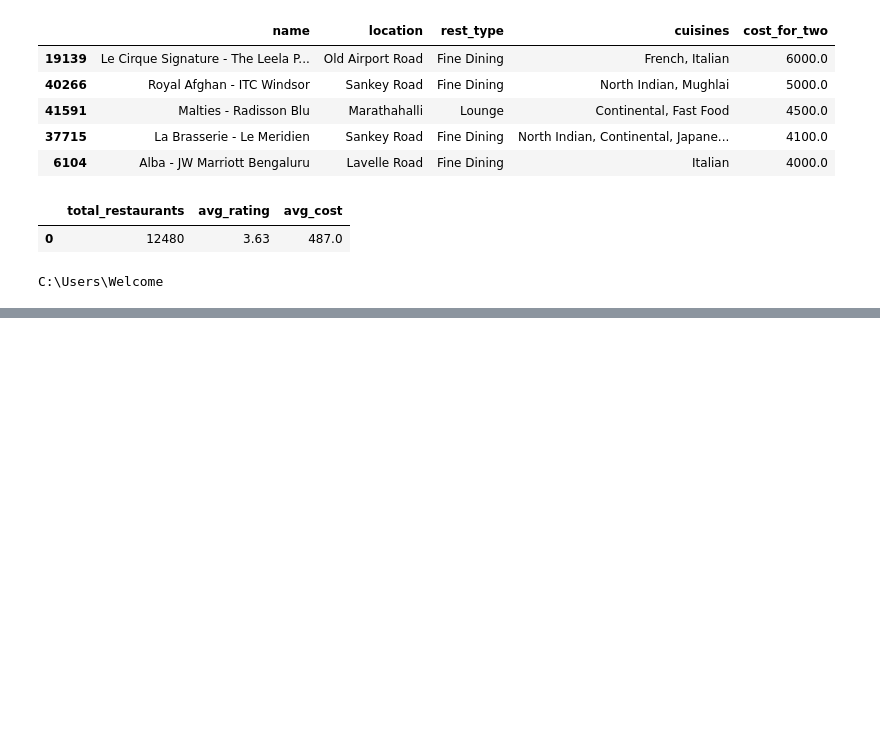
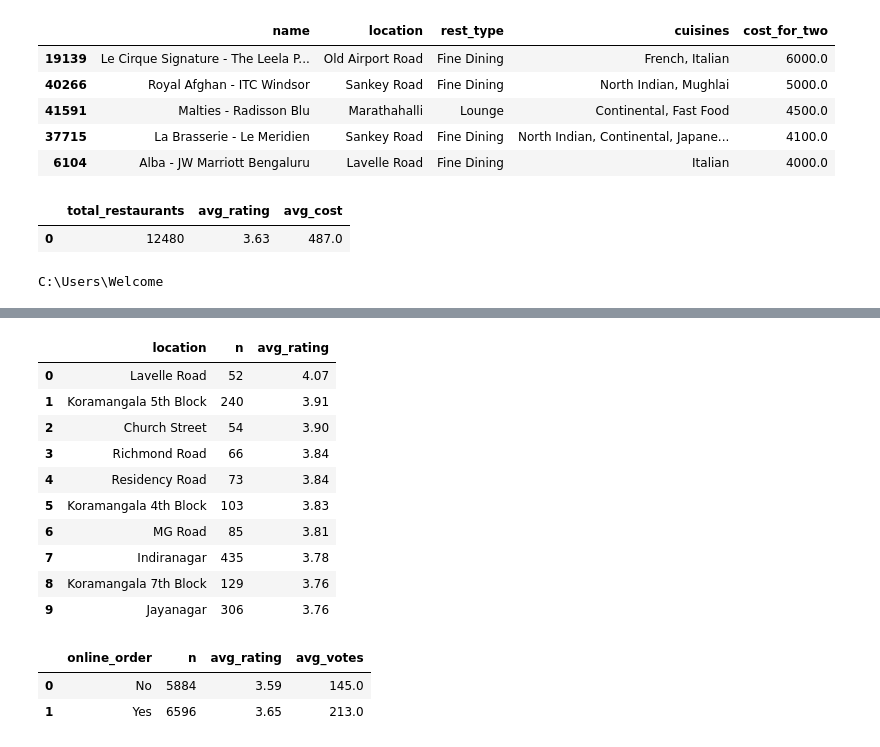
Before and after one commit to Abdu1mann/bengaluru-restaurant-analysis, a Jupyter notebook: bengaluru_restaurants.ipynb, the cells around one changed output, grey strips where cells are left out. Saved outputs shown, nothing was run; the diff lists cells and outputs as text; code cells hidden in the pictures; blank space fills up the shorter version.

```diff
--- a/bengaluru_restaurants.ipynb
+++ b/bengaluru_restaurants.ipynb
@@ -145,0 +182,34 @@ C:\Users\Welcome
+# %%
+sql("""
+SELECT location, COUNT(*) AS n, ROUND(AVG(rate),2) AS avg_rating
+FROM restaurants
+WHERE rate IS NOT NULL
+GROUP BY location
+HAVING COUNT(*) >= 50
+ORDER BY avg_rating DESC
+LIMIT 10
+""")
+# %% [output]
+|  | location | n | avg_rating |
+| 0 | Lavelle Road | 52 | 4.07 |
+| 1 | Koramangala 5th Block | 240 | 3.91 |
+| 2 | Church Street | 54 | 3.90 |
+| 3 | Richmond Road | 66 | 3.84 |
+| 4 | Residency Road | 73 | 3.84 |
+| 5 | Koramangala 4th Block | 103 | 3.83 |
+| 6 | MG Road | 85 | 3.81 |
+| 7 | Indiranagar | 435 | 3.78 |
+| 8 | Koramangala 7th Block | 129 | 3.76 |
+| 9 | Jayanagar | 306 | 3.76 |
+# %%
+sql("""
+SELECT online_order, COUNT(*) AS n,
+       ROUND(AVG(rate),2) AS avg_rating,
+       ROUND(AVG(votes),0) AS avg_votes
+FROM restaurants
+GROUP BY online_order
+""")
+# %% [output]
+|  | online_order | n | avg_rating | avg_votes |
+| 0 | No | 5884 | 3.59 | 145.0 |
+| 1 | Yes | 6596 | 3.65 | 213.0 |
```
Also changed, not shown: parts of 10 cells of this notebook, 4 other files.
